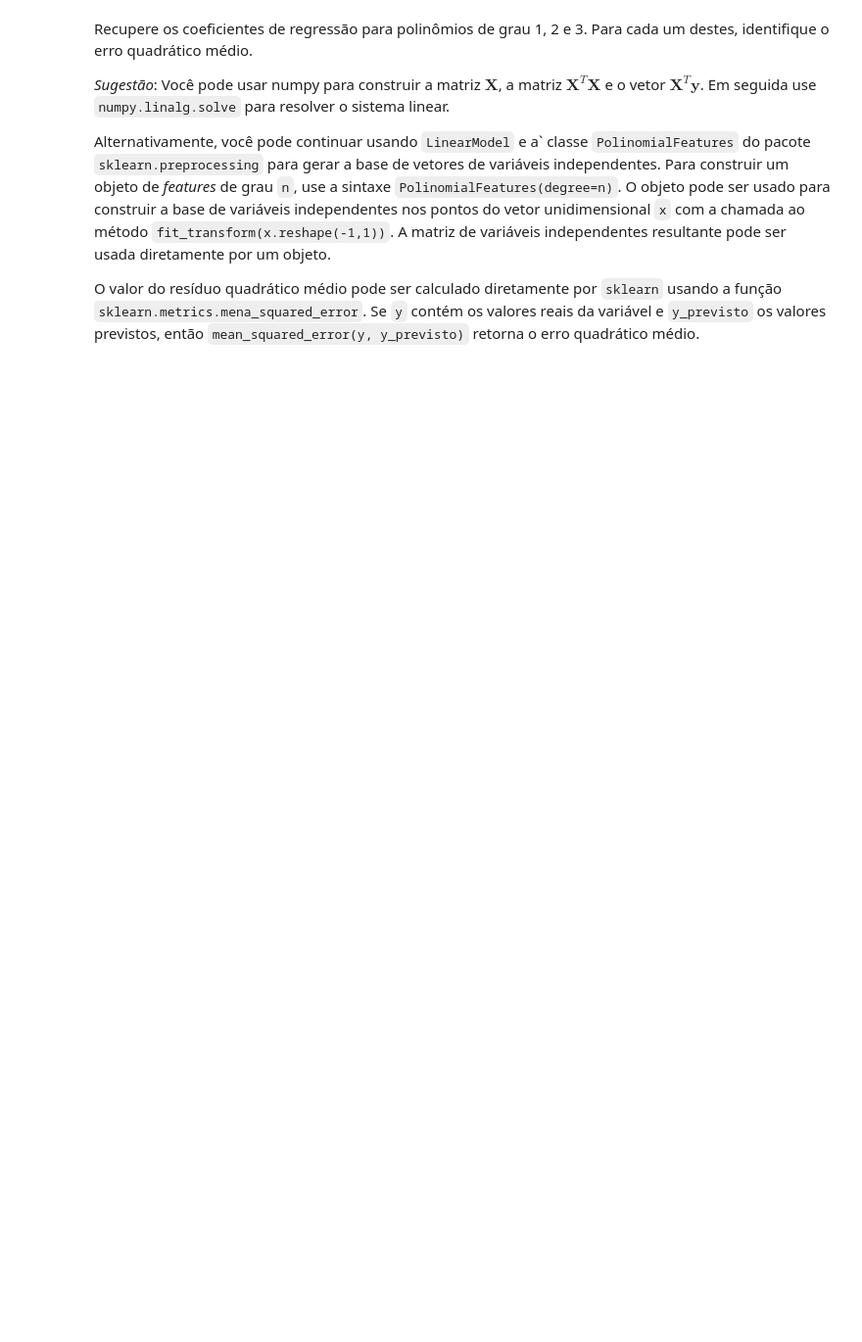
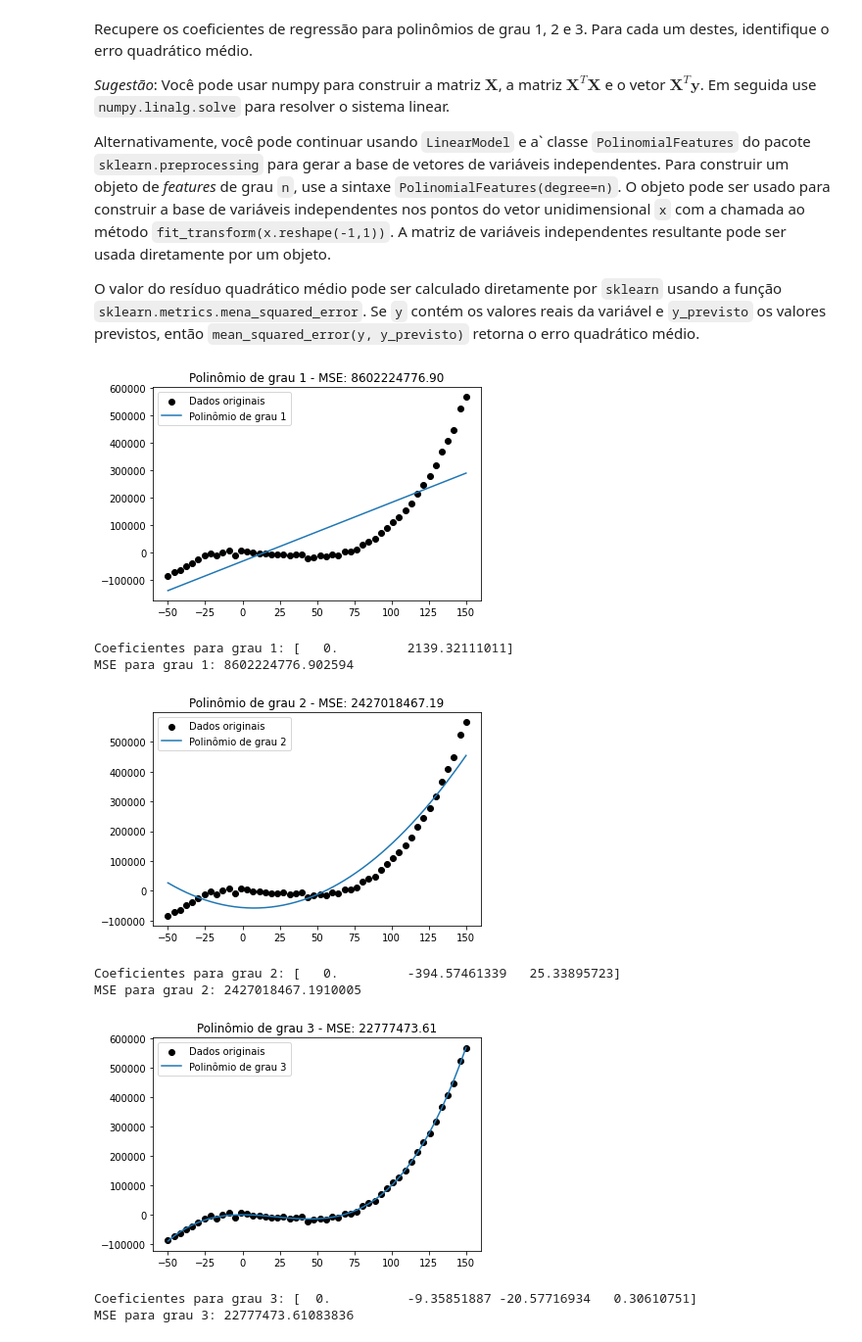
Before and after one commit to KndHvH/367, a Jupyter notebook: POLI/ML/14.05/PECE_AP1_Exercícios_Regressão_Linear_2024(1).ipynb, the cells around one changed output. Shown at 98% size. Cells and saved outputs as stored; diff of their text form; code cells hidden in the pictures; blank space fills up the shorter version.

````diff
--- a/POLI/ML/14.05/PECE_AP1_Exercícios_Regressão_Linear_2024(1).ipynb
+++ b/POLI/ML/14.05/PECE_AP1_Exercícios_Regressão_Linear_2024(1).ipynb
@@ -615,3 +689,50 @@
 O objeto pode ser usado para construir a base de variáveis independentes nos pontos do vetor unidimensional ```x``` com a chamada ao método ```fit_transform(x.reshape(-1,1))```. A matriz de variáveis independentes resultante pode ser usada diretamente por um objeto.
 
 O valor do resíduo quadrático médio pode ser calculado diretamente por ```sklearn``` usando a função  ```sklearn.metrics.mena_squared_error```. Se ```y``` contém os valores reais da variável e ```y_previsto``` os valores previstos, então ```mean_squared_error(y, y_previsto)``` retorna o erro quadrático médio.
+# %%
+import numpy as np
+import matplotlib.pyplot as plt
+from sklearn.preprocessing import PolynomialFeatures
+from sklearn.linear_model import LinearRegression
+from sklearn.metrics import mean_squared_error
+
+def calc_poly_fit_sklearn(x, y, degree):
+    poly = PolynomialFeatures(degree)
+    X_poly = poly.fit_transform(x.reshape(-1, 1))
+    model = LinearRegression().fit(X_poly, y)
+    y_pred = model.predict(X_poly)
+    mse = mean_squared_error(y, y_pred)
+
+    plt.scatter(x, y, color='black', label='Dados originais')
+    plt.plot(x, y_pred, label=f'Polinômio de grau {degree}')
+    plt.legend()
+    plt.title(f'Polinômio de grau {degree} - MSE: {mse:.2f}')
+    plt.show()
+
+
+    return model.coef_, mse
+# %%
+# Grau 1
+coef_1, mse_1 = calc_poly_fit_sklearn(x, y, 1)
+print(f"Coeficientes para grau 1: {coef_1}")
+print(f"MSE para grau 1: {mse_1}")
+
+# Grau 2
+coef_2, mse_2 = calc_poly_fit_sklearn(x, y, 2)
+print(f"Coeficientes para grau 2: {coef_2}")
+print(f"MSE para grau 2: {mse_2}")
+
+# Grau 3
+coef_3, mse_3 = calc_poly_fit_sklearn(x, y, 3)
+print(f"Coeficientes para grau 3: {coef_3}")
+print(f"MSE para grau 3: {mse_3}")
+# %% [output]
+[figure, added]
+Coeficientes para grau 1: [   0.         2139.32111011]
+MSE para grau 1: 8602224776.902594
+[figure, added]
+Coeficientes para grau 2: [   0.         -394.57461339   25.33895723]
+MSE para grau 2: 2427018467.1910005
+[figure, added]
+Coeficientes para grau 3: [  0.          -9.35851887 -20.57716934   0.30610751]
+MSE para grau 3: 22777473.61083836
````
Also changed, not shown: parts of 6 cells of this notebook.
